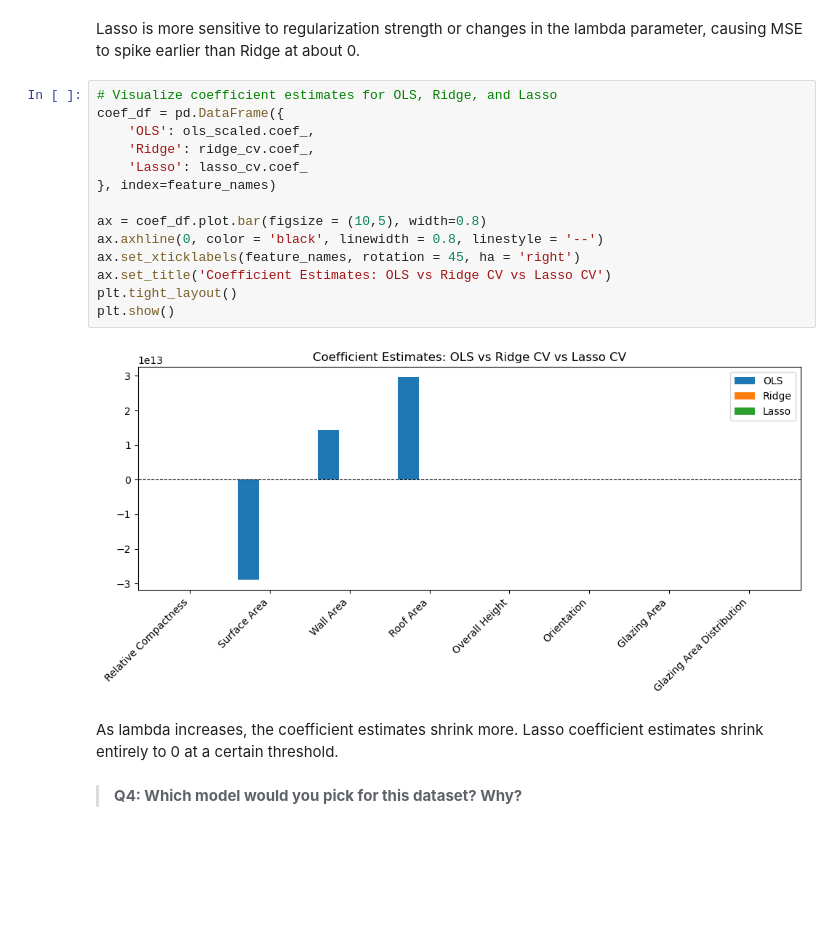
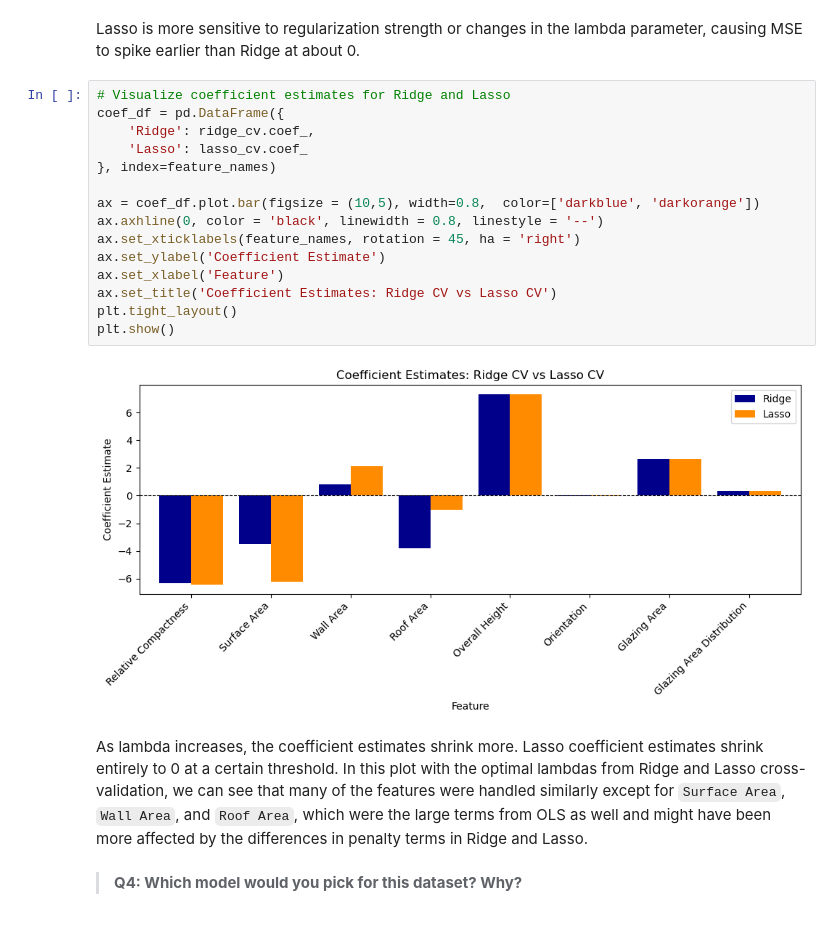
Before and after one commit to avarobillard/assignment-3, a Jupyter notebook: task1/hw3-task1.ipynb, the cells around one changed output. Drawn from its saved outputs; the diff is of its cells as text; blank space fills up the shorter version.

Commit message:
Complete task 1 and 2 except errors

```diff
--- a/task1/hw3-task1.ipynb
+++ b/task1/hw3-task1.ipynb
@@ -428,23 +410,24 @@ plt.show()
 # %% [markdown]
 Lasso is more sensitive to regularization strength or changes in the lambda parameter, causing MSE to spike earlier than Ridge at about 0.
 # %%
-# Visualize coefficient estimates for OLS, Ridge, and Lasso
+# Visualize coefficient estimates for Ridge and Lasso
 coef_df = pd.DataFrame({
-    'OLS': ols_scaled.coef_,
     'Ridge': ridge_cv.coef_,
     'Lasso': lasso_cv.coef_
 }, index=feature_names)
 
-ax = coef_df.plot.bar(figsize = (10,5), width=0.8)
+ax = coef_df.plot.bar(figsize = (10,5), width=0.8,  color=['darkblue', 'darkorange'])
 ax.axhline(0, color = 'black', linewidth = 0.8, linestyle = '--')
 ax.set_xticklabels(feature_names, rotation = 45, ha = 'right')
-ax.set_title('Coefficient Estimates: OLS vs Ridge CV vs Lasso CV')
+ax.set_ylabel('Coefficient Estimate')
+ax.set_xlabel('Feature')
+ax.set_title('Coefficient Estimates: Ridge CV vs Lasso CV')
 plt.tight_layout()
 plt.show()
 # %% [output]
-[figure, old version]
+[figure, new version]
 # %% [markdown]
-As lambda increases, the coefficient estimates shrink more. Lasso coefficient estimates shrink entirely to 0 at a certain threshold.
+As lambda increases, the coefficient estimates shrink more. Lasso coefficient estimates shrink entirely to 0 at a certain threshold. In this plot with the optimal lambdas from Ridge and Lasso cross-validation, we can see that many of the features were handled similarly except for `Surface Area`, `Wall Area`, and `Roof Area`, which were the large terms from OLS as well and might have been more affected by the differences in penalty terms in Ridge and Lasso.
 # %% [markdown]
 > **Q4: Which model would you pick for this dataset? Why?**
 # %% [markdown]
```
Also changed, not shown: parts of 13 cells of this notebook, 1 other file.
